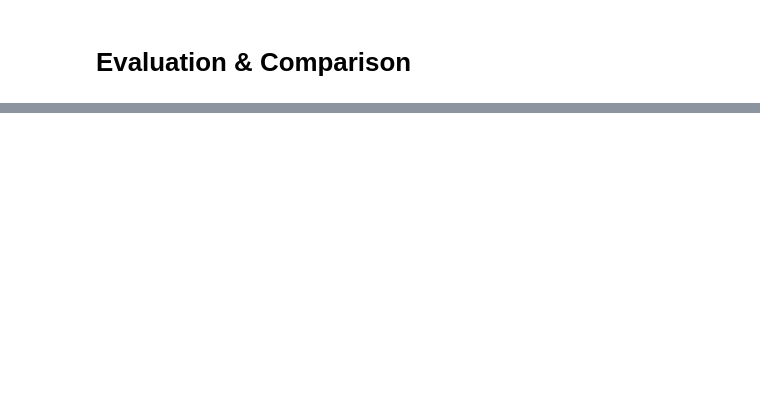
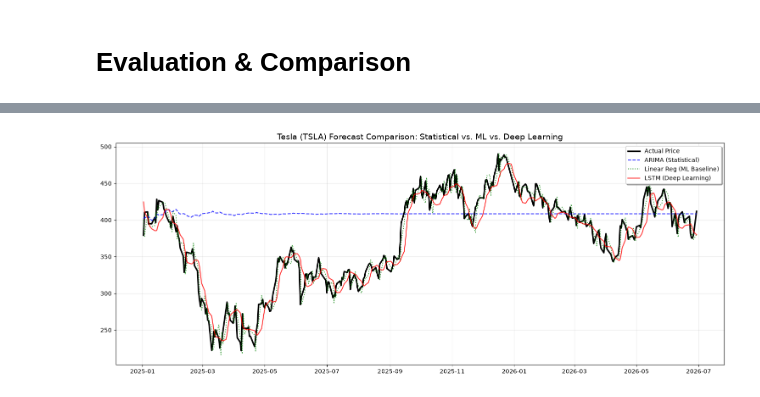
Before and after one commit to bethelhemf/Time-Series-Forecasting-for-Portfolio-Management-Optimization, a Jupyter notebook: portfolio-optimization/notebooks/02_eda_and_returns.ipynb, the cells around one changed output, grey strips where cells are left out. Drawn from its saved outputs; the diff is of its cells as text; code cells hidden in the pictures; blank space fills up the shorter version.

Commit message:
Refactor: Modularize project structure, add LSTM model, and update Task 2 evaluation

```diff
--- a/portfolio-optimization/notebooks/02_eda_and_returns.ipynb
+++ b/portfolio-optimization/notebooks/02_eda_and_returns.ipynb
@@ -105,0 +164,18 @@ lstm_forecast = np.array(lstm_forecast)
+# %%
+# --- Deep Learning: LSTM Training & Forecasting ---
+# 1. Scale and Create Sequences
+scaled_train = scaler.fit_transform(train_data.values.reshape(-1, 1))
+X_train, y_train = create_sequences(scaled_train, 60)
+X_train = X_train.reshape(X_train.shape[0], X_train.shape[1], 1)
+
+# 2. Train Model (True LSTM from src.models)
+print("Training LSTM...")
+model = build_lstm_model((X_train.shape[1], 1))
+model.fit(X_train, y_train, epochs=10, batch_size=32, verbose=0)
+
+# 3. Forecast using a sliding window
+inputs = scaler.transform(tsla[-(len(test_data)+60):].values.reshape(-1,1))
+X_test = np.array([inputs[i-60:i, 0] for i in range(60, len(inputs))]).reshape(-1, 60, 1)
+lstm_forecast = pd.Series(scaler.inverse_transform(model.predict(X_test)).flatten(), index=test_data.index)
+
+print("✅ LSTM Forecasting Complete.")
@@ -106,40 +186,39 @@ lstm_forecast = np.array(lstm_forecast)
 # %% [markdown]
 # Evaluation & Comparison
 # %%
-def evaluate(y_true, y_pred, name):
-    y_true_arr = np.asarray(y_true, dtype=float)
-    y_pred_arr = np.asarray(y_pred, dtype=float)
+# --- Task 2 Summary: 3-Model Comparison (Statistical vs ML vs Deep Learning) ---
 
-    if y_true_arr.shape[0] != y_pred_arr.shape[0]:
-        min_len = min(len(y_true_arr), len(y_pred_arr))
-        y_true_arr = y_true_arr[:min_len]
-        y_pred_arr = y_pred_arr[:min_len]
+# 1. Generate Performance Table
+forecasts = {
+    'ARIMA (Statistical)': arima_forecast,
+    'Linear Reg (ML Baseline)': lr_forecast,
+    'LSTM (Deep Learning)': lstm_forecast
+}
 
-    valid = np.isfinite(y_true_arr) & np.isfinite(y_pred_arr)
-    if not np.any(valid):
-        return {"Model": name, "MAE": np.nan, "RMSE": np.nan, "MAPE": np.nan}
+metrics = []
+for name, pred in forecasts.items():
+    metrics.append({
+        "Model": name,
+        "MAE": mean_absolute_error(test_data, pred),
+        "RMSE": np.sqrt(mean_squared_error(test_data, pred)),
+        "MAPE": f"{mean_absolute_percentage_error(test_data, pred):.2%}"
+    })
 
-    y_true_arr = y_true_arr[valid]
-    y_pred_arr = y_pred_arr[valid]
+print("\n--- Final Model Performance Comparison ---")
+display(pd.DataFrame(metrics))
 
-    mae = mean_absolute_error(y_true_arr, y_pred_arr)
-    rmse = np.sqrt(mean_squared_error(y_true_arr, y_pred_arr))
-    mape = mean_absolute_percentage_error(y_true_arr, y_pred_arr)
-    return {"Model": name, "MAE": mae, "RMSE": rmse, "MAPE": mape}
+# 2. Final Production Plot
+plt.figure(figsize=(15, 6))
+plt.plot(test_data, label='Actual Price', color='black', lw=2.5)
+colors = ['blue', 'green', 'red']
+styles = ['--', ':', '-']
 
+for (name, pred), color, style in zip(forecasts.items(), colors, styles):
+    plt.plot(test_data.index, pred, label=name, color=color, linestyle=style, alpha=0.8)
 
-y_true = test_data.to_numpy()
-if 'arima_forecast' not in globals():
-    arima_forecast = pd.Series(np.repeat(train_data.iloc[-1], len(test_data)), index=test_data.index)
-if 'lstm_forecast' not in globals():
-    lstm_forecast = np.repeat(train_data.iloc[-1], len(test_data))
-
-arima_values = arima_forecast.to_numpy() if hasattr(arima_forecast, 'to_numpy') else np.asarray(arima_forecast)
-lstm_values = lstm_forecast.to_numpy() if hasattr(lstm_forecast, 'to_numpy') else np.asarray(lstm_forecast)
-
-results = [
-    evaluate(y_true, arima_values, 'ARIMA/SARIMA'),
-    evaluate(y_true, lstm_values, 'Sequence Model'),
-]
-results_df = pd.DataFrame(results)
-results_df
+plt.title('Tesla (TSLA) Forecast Comparison: Statistical vs. ML vs. Deep Learning', fontsize=14)
+plt.legend(loc='best', frameon=True, shadow=True)
+plt.grid(True, alpha=0.3)
+plt.tight_layout()
+plt.show()
+# %% [output]
@@ -145,0 +230 @@ results_df
+[figure, added]
```
Also changed, not shown: parts of 11 cells of this notebook, 8 other files.
